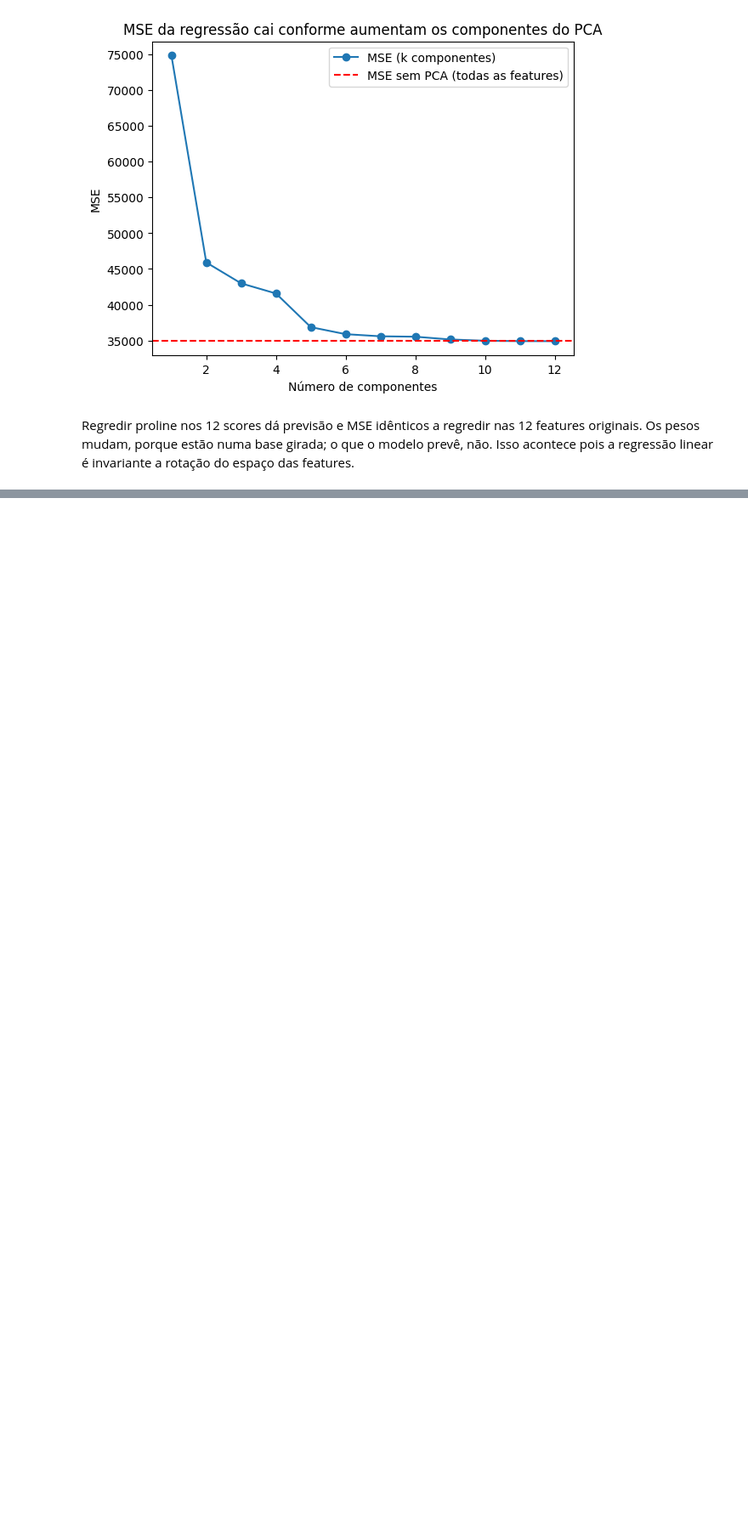
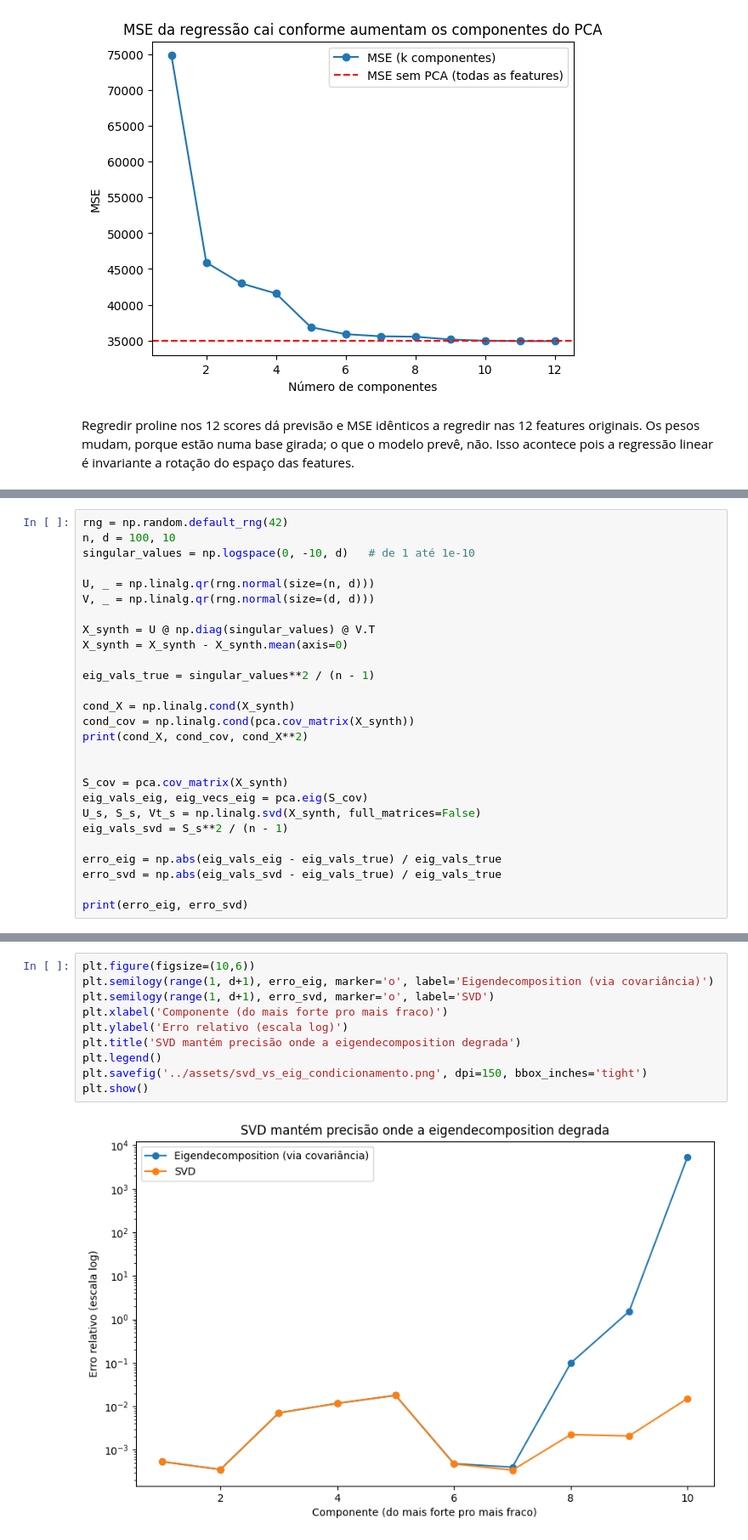
Before and after one commit to ReCroffi/mml-from-scratch, a Jupyter notebook: notebooks/analysis.ipynb, the cells around one changed output, grey strips where cells are left out. Shown at 85% size. Saved outputs shown, nothing was run; the diff lists cells and outputs as text; blank space fills up the shorter version.

```diff
--- a/notebooks/analysis.ipynb
+++ b/notebooks/analysis.ipynb
@@ -160,0 +167,27 @@ Isso acontece pois a regressão linear é invariante a rotação do espaço das
+# %%
+rng = np.random.default_rng(42)
+n, d = 100, 10
+singular_values = np.logspace(0, -10, d)   # de 1 até 1e-10
+
+U, _ = np.linalg.qr(rng.normal(size=(n, d)))
+V, _ = np.linalg.qr(rng.normal(size=(d, d)))
+
+X_synth = U @ np.diag(singular_values) @ V.T
+X_synth = X_synth - X_synth.mean(axis=0)
+
+eig_vals_true = singular_values**2 / (n - 1)
+
+cond_X = np.linalg.cond(X_synth)
+cond_cov = np.linalg.cond(pca.cov_matrix(X_synth))
+print(cond_X, cond_cov, cond_X**2)
+
+
+S_cov = pca.cov_matrix(X_synth)
+eig_vals_eig, eig_vecs_eig = pca.eig(S_cov)
+U_s, S_s, Vt_s = np.linalg.svd(X_synth, full_matrices=False)
+eig_vals_svd = S_s**2 / (n - 1)
+
+erro_eig = np.abs(eig_vals_eig - eig_vals_true) / eig_vals_true
+erro_svd = np.abs(eig_vals_svd - eig_vals_true) / eig_vals_true
+
+print(erro_eig, erro_svd)
@@ -160,0 +200,12 @@ Isso acontece pois a regressão linear é invariante a rotação do espaço das
+# %%
+plt.figure(figsize=(10,6))
+plt.semilogy(range(1, d+1), erro_eig, marker='o', label='Eigendecomposition (via covariância)')
+plt.semilogy(range(1, d+1), erro_svd, marker='o', label='SVD')
+plt.xlabel('Componente (do mais forte pro mais fraco)')
+plt.ylabel('Erro relativo (escala log)')
+plt.title('SVD mantém precisão onde a eigendecomposition degrada')
+plt.legend()
+plt.savefig('../assets/svd_vs_eig_condicionamento.png', dpi=150, bbox_inches='tight')
+plt.show()
+# %% [output]
+[figure, added]
```
Also changed, not shown: parts of 5 cells of this notebook, 3 other files.
